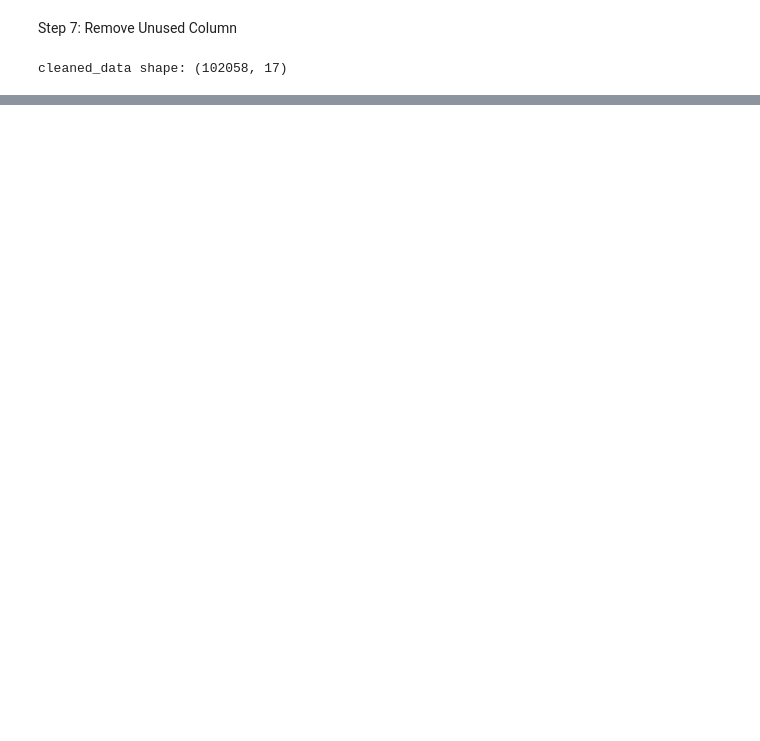
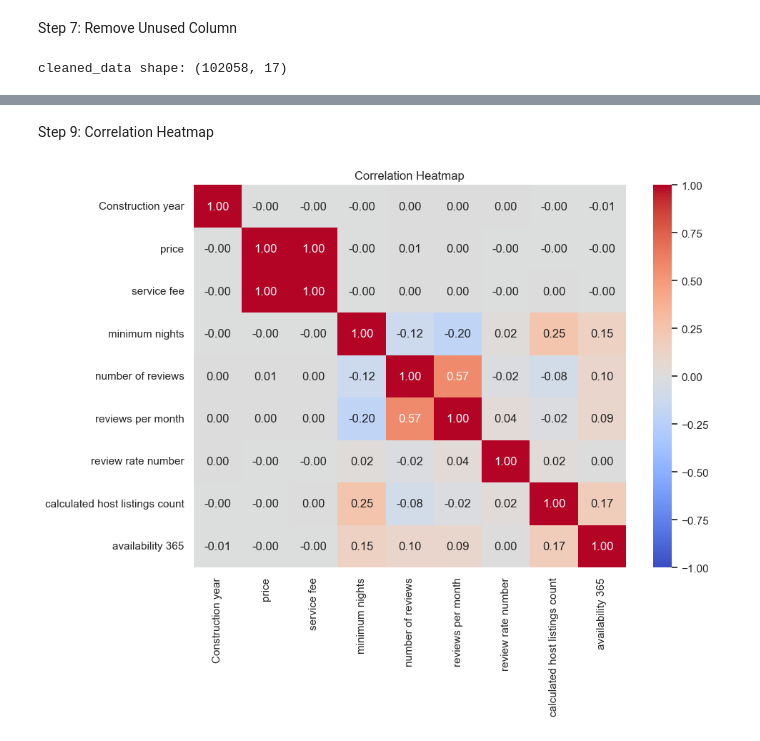
Before and after one commit to x-uaaan/T2530-Airbnb-Open-Data, a Jupyter notebook: data cleaning.ipynb, the cells around one changed output, grey strips where cells are left out. Cells and saved outputs as stored; diff of their text form; code cells hidden in the pictures; blank space fills up the shorter version.

```diff
--- a/data cleaning.ipynb
+++ b/data cleaning.ipynb
@@ -310,0 +393,44 @@ Step 9: Visualisation
+# %% [markdown]
+Step 9: Correlation Heatmap
+# %%
+# Step 9: Correlation heatmap (numeric features)
+import matplotlib.pyplot as plt
+
+try:
+    import seaborn as sns
+    sns.set_theme(style="white")
+except ImportError:
+    sns = None
+
+corr_df = cleaned_data if "cleaned_data" in globals() else df
+numeric_cols = [
+    "Construction year",
+    "price",
+    "service fee",
+    "minimum nights",
+    "number of reviews",
+    "reviews per month",
+    "review rate number",
+    "calculated host listings count",
+    "availability 365",
+]
+
+existing_numeric = [c for c in numeric_cols if c in corr_df.columns]
+if not existing_numeric:
+    print("No numeric columns found for correlation heatmap.")
+else:
+    corr_matrix = corr_df[existing_numeric].apply(pd.to_numeric, errors="coerce").corr()
+
+    plt.figure(figsize=(10, 8))
+    if sns is not None:
+        sns.heatmap(corr_matrix, annot=True, fmt=".2f", cmap="coolwarm", vmin=-1, vmax=1)
+    else:
+        plt.imshow(corr_matrix, cmap="coolwarm", vmin=-1, vmax=1)
+        plt.colorbar()
+        plt.xticks(range(len(existing_numeric)), existing_numeric, rotation=45, ha="right")
+        plt.yticks(range(len(existing_numeric)), existing_numeric)
+    plt.title("Correlation Heatmap")
+    plt.tight_layout()
+    plt.show()
+# %% [output]
+[figure, added]
```
Also changed, not shown: parts of 13 cells of this notebook, 3 other files.
